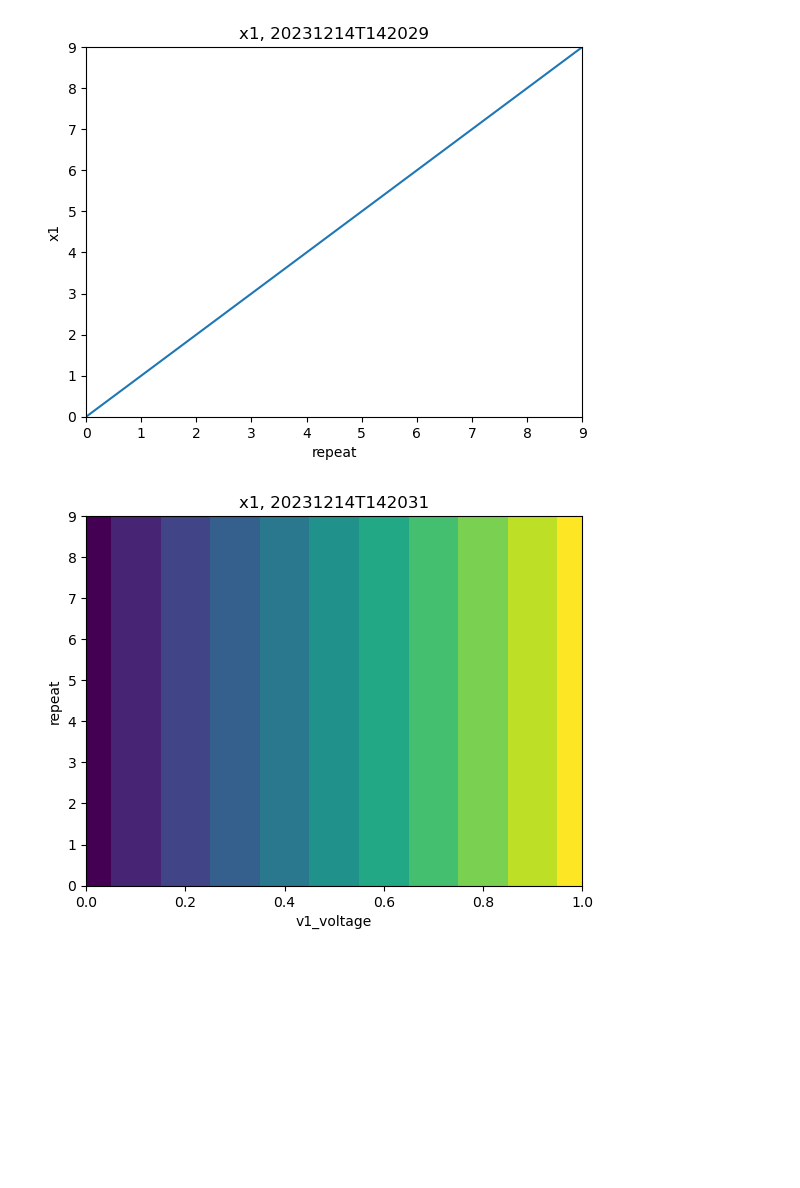
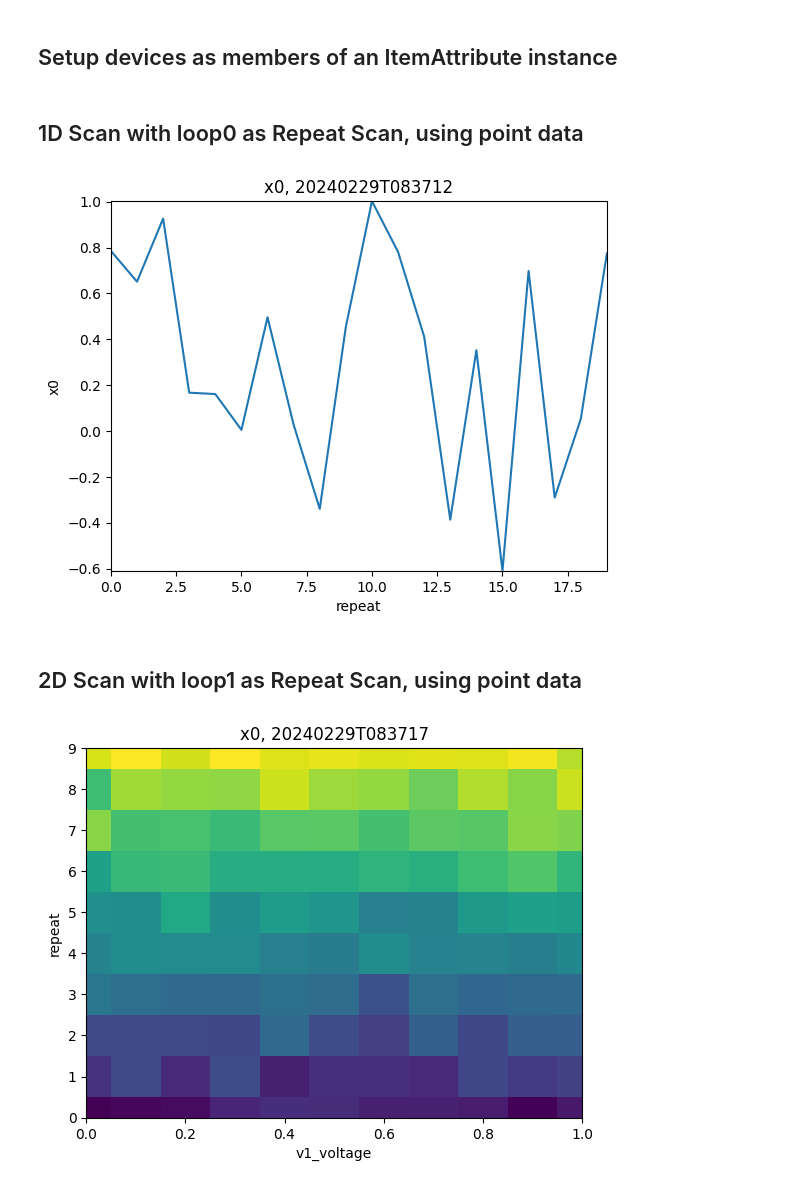
Before and after one commit to sandialabs/pyscan, a Jupyter notebook: demo_notebooks/03-example_repeat_scans.ipynb, the cells around one changed output. Cells and saved outputs as stored; diff of their text form; code cells hidden in the pictures; blank space fills up the shorter version.

```diff
--- a/demo_notebooks/03-example_repeat_scans.ipynb
+++ b/demo_notebooks/03-example_repeat_scans.ipynb
@@ -36,3 +29,5 @@ def generate_multiD_data(expt):
 
     return d
+# %% [markdown]
+## Setup devices as members of an ItemAttribute instance
 # %%
@@ -45,15 +39,19 @@ devices.v3 = ps.TestVoltage()
+# %% [markdown]
+## 1D Scan with loop0 as Repeat Scan, using point data
 # %%
-# 1D data
+# Set up the runinfo with loop0 as RepeatScan
 runinfo = ps.RunInfo()
-runinfo.loop0 = ps.RepeatScan(10, dt=0.01)
+runinfo.loop0 = ps.RepeatScan(20, dt=0.01)
 
 runinfo.measure_function = generate_multiD_data
 
-# This is the only important difference
 expt = ps.Sweep(runinfo, devices)
 expt.start_thread()
-# %%
-ps.live_plot1D(expt)
-# %% [output]
-[figure, removed]
+# %%
+# 1D Plot using point data
+ps.live_plot1D(expt, data_name="x0")
+# %% [output]
+[figure, added]
+# %% [markdown]
+## 2D Scan with loop1 as Repeat Scan, using point data
 # %%
@@ -68,6 +65,7 @@ runinfo.measure_function = generate_multiD_data
 expt = ps.Sweep(runinfo, devices)
 expt.start_thread()
-# %%
-ps.live_plot2D(expt)
-# %% [output]
-[figure, removed]
+# %%
+# 2D Plot using point data
+ps.live_plot2D(expt, data_name="x0")
+# %% [output]
+[figure, added]
```
Also changed, not shown: parts of 9 cells of this notebook, 7 other files.
